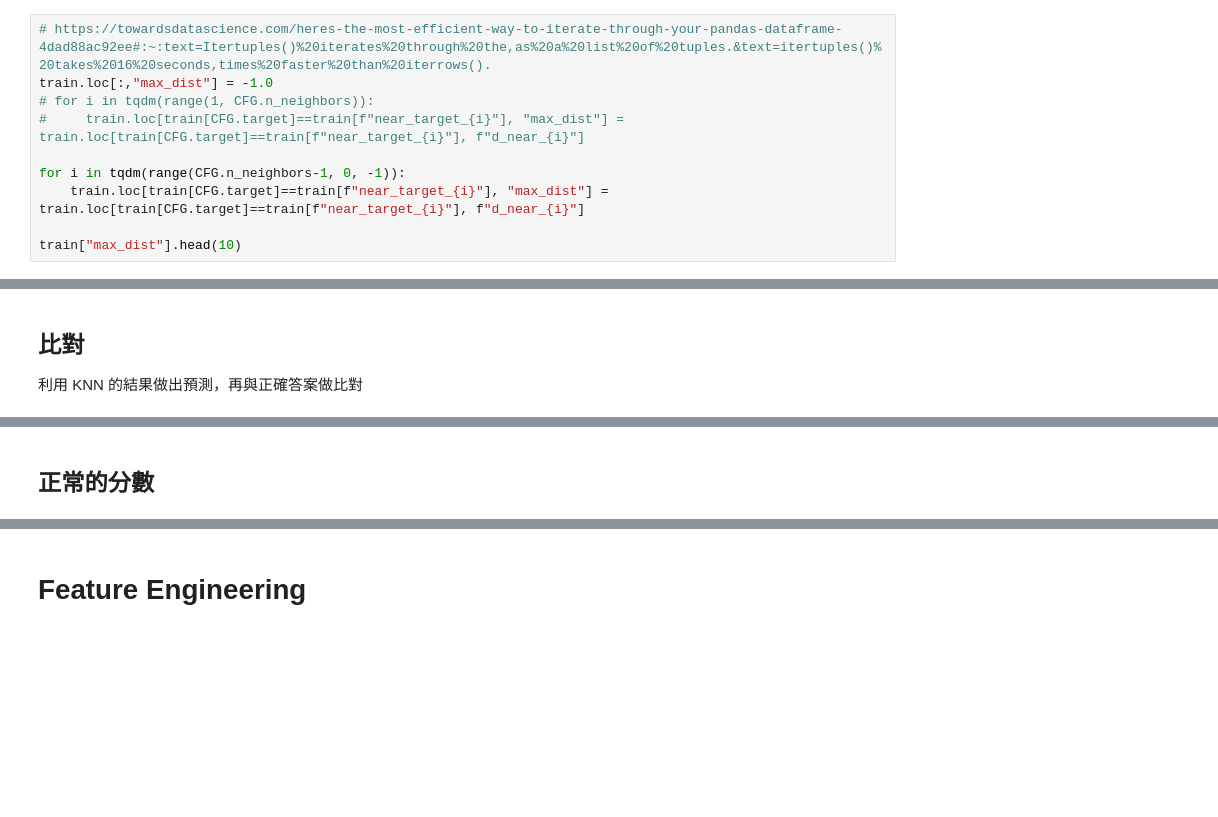
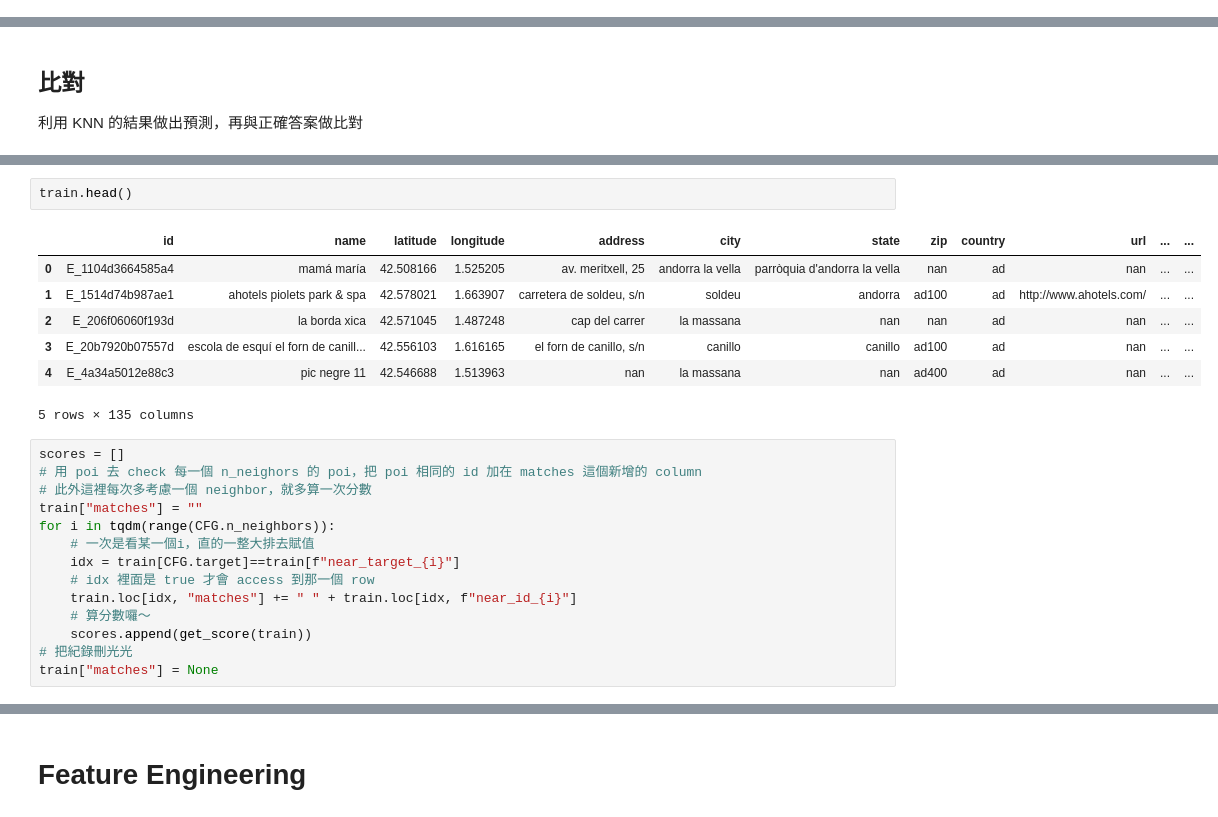
Before and after one commit to How-Wang/Foursquare-Location-Matching, a Jupyter notebook: baseline.ipynb, the cells around one changed output, grey strips where cells are left out. Saved outputs shown, nothing was run; the diff lists cells and outputs as text; blank space fills up the shorter version.

```diff
--- a/baseline.ipynb
+++ b/baseline.ipynb
@@ -319,10 +271,0 @@ plt.show()
-# %%
-# https://towardsdatascience.com/heres-the-most-efficient-way-to-iterate-through-your-pandas-dataframe-4dad88ac92ee#:~:text=Itertuples()%20iterates%20through%20the,as%20a%20list%20of%20tuples.&text=itertuples()%20takes%2016%20seconds,times%20faster%20than%20iterrows().
-train.loc[:,"max_dist"] = -1.0
-# for i in tqdm(range(1, CFG.n_neighbors)):
-#     train.loc[train[CFG.target]==train[f"near_target_{i}"], "max_dist"] = train.loc[train[CFG.target]==train[f"near_target_{i}"], f"d_near_{i}"]
-
-for i in tqdm(range(CFG.n_neighbors-1, 0, -1)):
-    train.loc[train[CFG.target]==train[f"near_target_{i}"], "max_dist"] = train.loc[train[CFG.target]==train[f"near_target_{i}"], f"d_near_{i}"]
-
-train["max_dist"].head(10)
@@ -424,5 +325,27 @@ train["mathces"] = None
-# %% [markdown]
-## 正常的分數
+# %%
+train.head()
+# %% [output]
+|  | id | name | latitude | longitude | address | city | state | zip | country | url | ... | ... |
+| 0 | E_1104d3664585a4 | mamá maría | 42.508166 | 1.525205 | av. meritxell, 25 | andorra la vella | parròquia d'andorra la vella | nan | ad | nan | ... | ... |
+| 1 | E_1514d74b987ae1 | ahotels piolets park & spa | 42.578021 | 1.663907 | carretera de soldeu, s/n | soldeu | andorra | ad100 | ad | http://www.ahotels.com/ | ... | ... |
+| 2 | E_206f06060f193d | la borda xica | 42.571045 | 1.487248 | cap del carrer | la massana | nan | nan | ad | nan | ... | ... |
+| 3 | E_20b7920b07557d | escola de esquí el forn de canill... | 42.556103 | 1.616165 | el forn de canillo, s/n | canillo | canillo | ad100 | ad | nan | ... | ... |
+| 4 | E_4a34a5012e88c3 | pic negre 11 | 42.546688 | 1.513963 | nan | la massana | nan | ad400 | ad | nan | ... | ... |
+5 rows × 135 columns
+# %%
+scores = []
+# 用 poi 去 check 每一個 n_neighors 的 poi，把 poi 相同的 id 加在 matches 這個新增的 column
+# 此外這裡每次多考慮一個 neighbor，就多算一次分數
+train["matches"] = ""
+for i in tqdm(range(CFG.n_neighbors)):
+    # 一次是看某一個i，直的一整大排去賦值
+    idx = train[CFG.target]==train[f"near_target_{i}"]
+    # idx 裡面是 true 才會 access 到那一個 row
+    train.loc[idx, "matches"] += " " + train.loc[idx, f"near_id_{i}"]
+    # 算分數囉～
+    scores.append(get_score(train))
+# 把紀錄刪光光
+train["matches"] = None
 # %%
 # 會發現每多考慮一個 candidate 分數就可以提高
 plt.subplots(figsize=(8, 3), facecolor="white")
```
Also changed, not shown: parts of 44 cells of this notebook, 1 other file.
